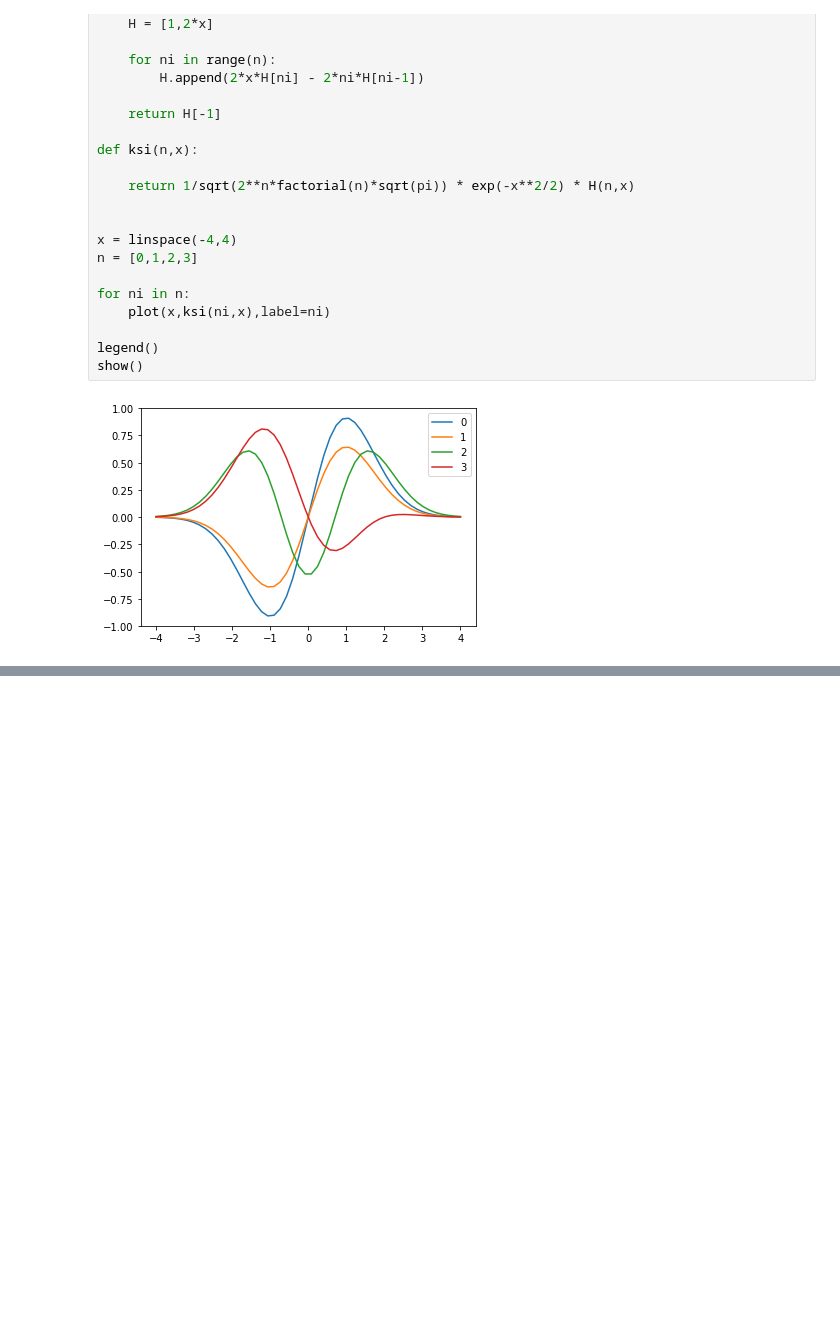
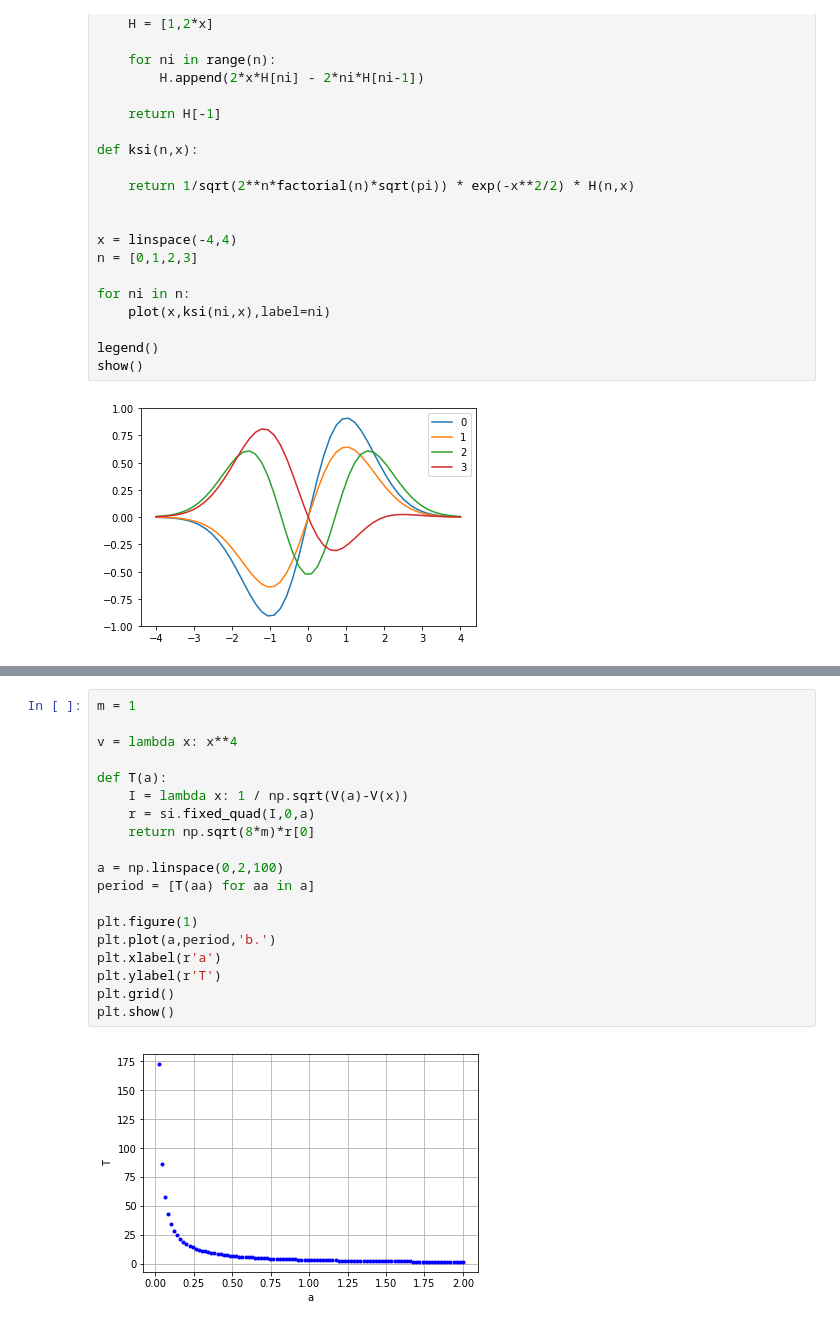
Before and after one commit to ignaciop/python_varios, a Jupyter notebook: cp-newman-ch5.ipynb, the cells around one changed output, grey strips where cells are left out. Cells and saved outputs as stored; diff of their text form; blank space fills up the shorter version.

```diff
--- a/cp-newman-ch5.ipynb
+++ b/cp-newman-ch5.ipynb
@@ -148,0 +265,21 @@ show()
+# %%
+m = 1
+
+v = lambda x: x**4
+
+def T(a):
+    I = lambda x: 1 / np.sqrt(V(a)-V(x))
+    r = si.fixed_quad(I,0,a)
+    return np.sqrt(8*m)*r[0]
+
+a = np.linspace(0,2,100)
+period = [T(aa) for aa in a]
+
+plt.figure(1)
+plt.plot(a,period,'b.')
+plt.xlabel(r'a')
+plt.ylabel(r'T')
+plt.grid()
+plt.show()
+# %% [output]
+[figure, added]
```
Also changed, not shown: parts of 10 cells of this notebook, 1 other file.
